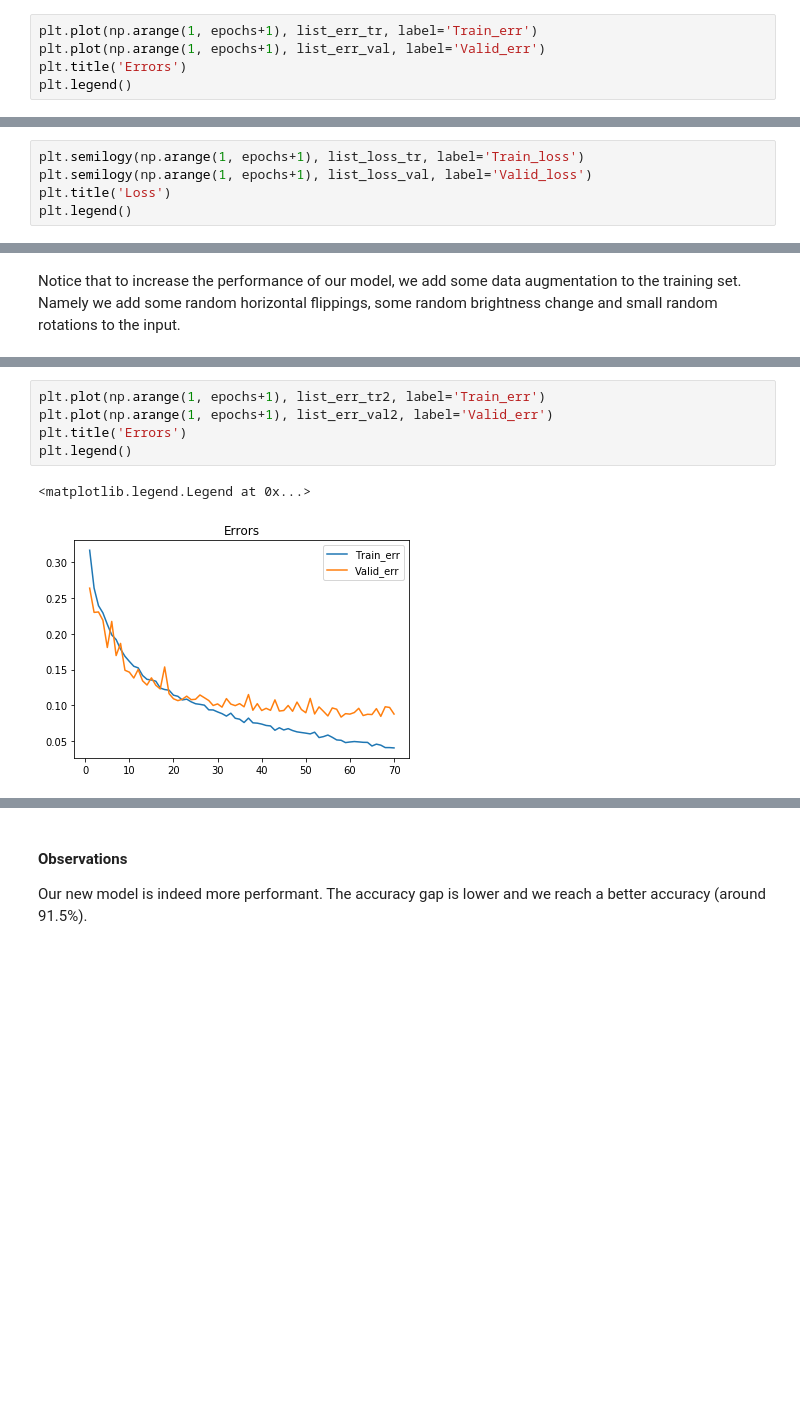
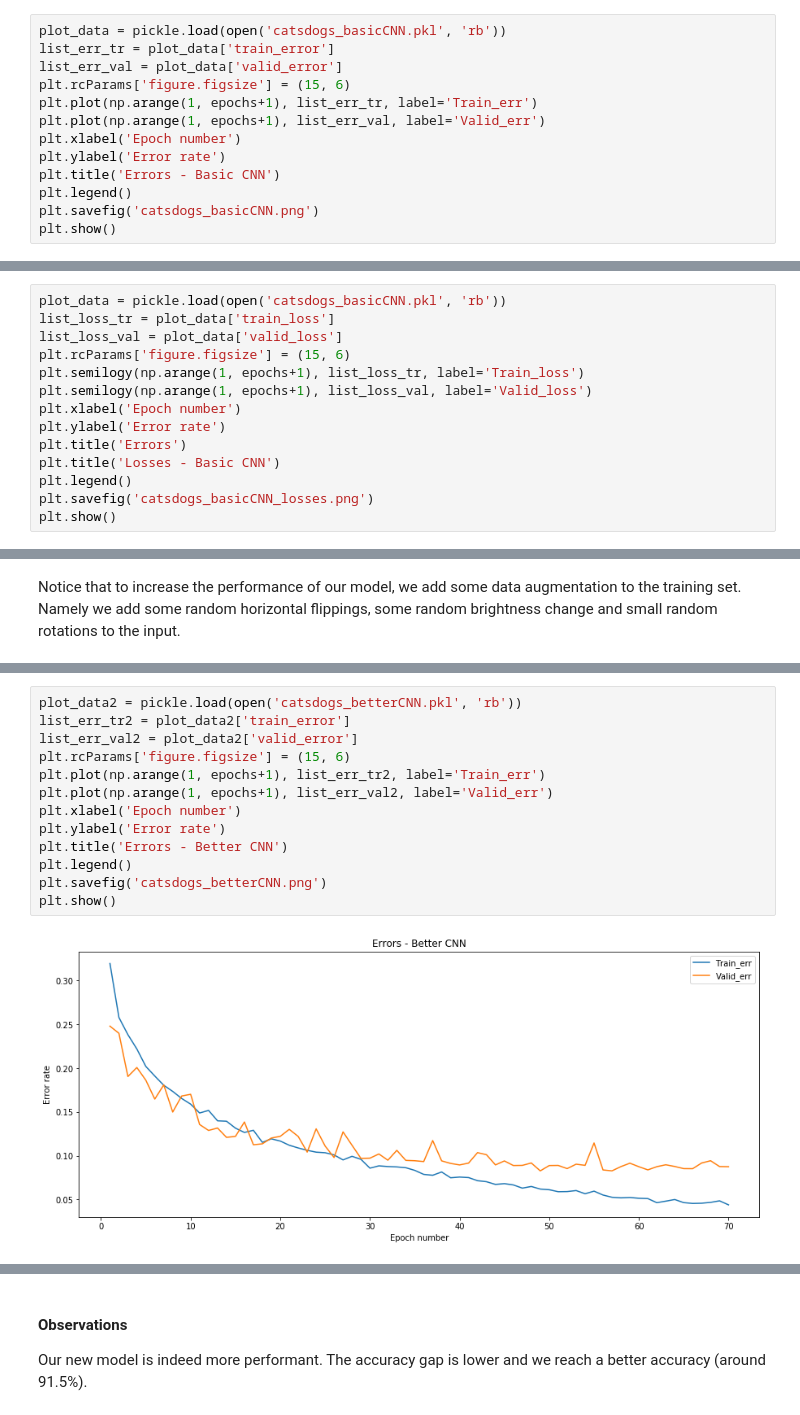
Before and after one commit to afcarl/IFT6135H18, a Jupyter notebook: assignment2/exo2_homework2.ipynb, the cells around one changed output, grey strips where cells are left out. Drawn from its saved outputs; the diff is of its cells as text; blank space fills up the shorter version.

```diff
--- a/assignment2/exo2_homework2.ipynb
+++ b/assignment2/exo2_homework2.ipynb
@@ -212,6 +223,14 @@ Best valid accuracy: 0.79859375
 # %%
+plot_data = pickle.load(open('catsdogs_basicCNN.pkl', 'rb'))
+list_err_tr = plot_data['train_error']
+list_err_val = plot_data['valid_error']
+plt.rcParams['figure.figsize'] = (15, 6)
 plt.plot(np.arange(1, epochs+1), list_err_tr, label='Train_err')
 plt.plot(np.arange(1, epochs+1), list_err_val, label='Valid_err')
-plt.title('Errors')
+plt.xlabel('Epoch number')
+plt.ylabel('Error rate')
+plt.title('Errors - Basic CNN')
 plt.legend()
+plt.savefig('catsdogs_basicCNN.png')
+plt.show()
 # %% [output]
@@ -220,6 +238,15 @@ plt.legend()
 # %%
+plot_data = pickle.load(open('catsdogs_basicCNN.pkl', 'rb'))
+list_loss_tr = plot_data['train_loss']
+list_loss_val = plot_data['valid_loss']
+plt.rcParams['figure.figsize'] = (15, 6)
 plt.semilogy(np.arange(1, epochs+1), list_loss_tr, label='Train_loss')
 plt.semilogy(np.arange(1, epochs+1), list_loss_val, label='Valid_loss')
-plt.title('Loss')
+plt.xlabel('Epoch number')
+plt.ylabel('Error rate')
+plt.title('Errors')
+plt.title('Losses - Basic CNN')
 plt.legend()
+plt.savefig('catsdogs_basicCNN_losses.png')
+plt.show()
 # %% [output]
@@ -350,9 +382,16 @@ Best valid accuracy: 0.9162586805555556
 # %%
+plot_data2 = pickle.load(open('catsdogs_betterCNN.pkl', 'rb'))
+list_err_tr2 = plot_data2['train_error']
+list_err_val2 = plot_data2['valid_error']
+plt.rcParams['figure.figsize'] = (15, 6)
 plt.plot(np.arange(1, epochs+1), list_err_tr2, label='Train_err')
 plt.plot(np.arange(1, epochs+1), list_err_val2, label='Valid_err')
-plt.title('Errors')
+plt.xlabel('Epoch number')
+plt.ylabel('Error rate')
+plt.title('Errors - Better CNN')
 plt.legend()
+plt.savefig('catsdogs_betterCNN.png')
+plt.show()
 # %% [output]
-<matplotlib.legend.Legend at 0x...>
-[figure, old version]
+[figure, new version]
 # %%
```
Also changed, not shown: parts of 15 cells of this notebook, 7 other files.
